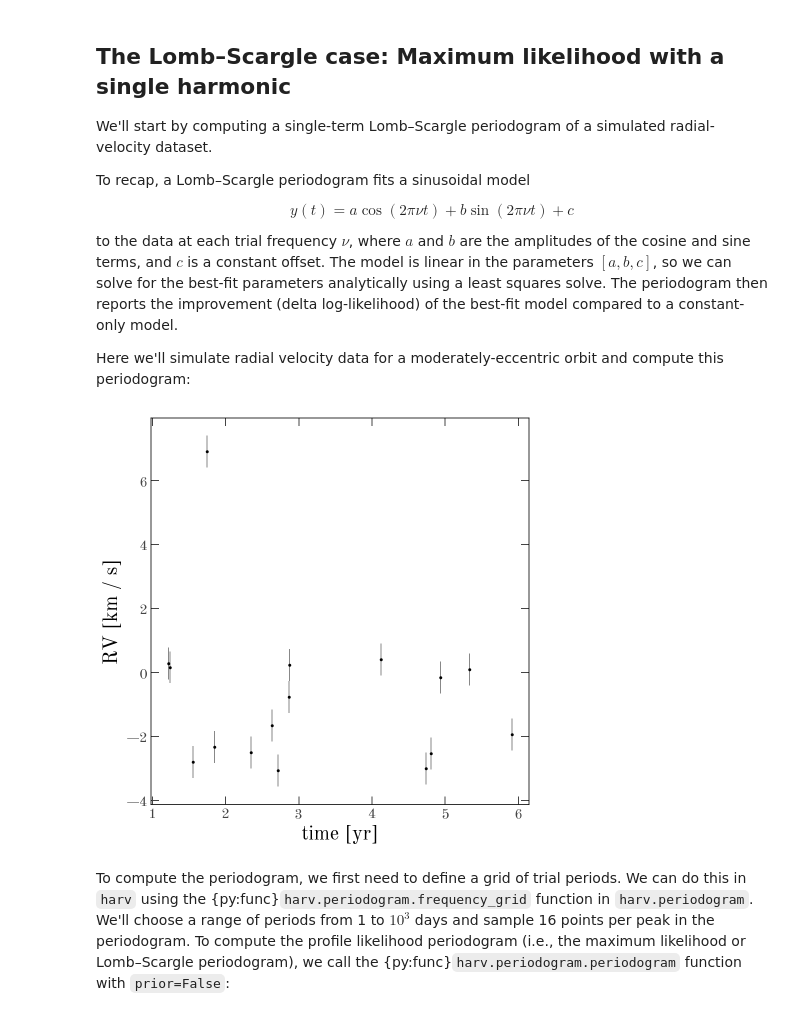
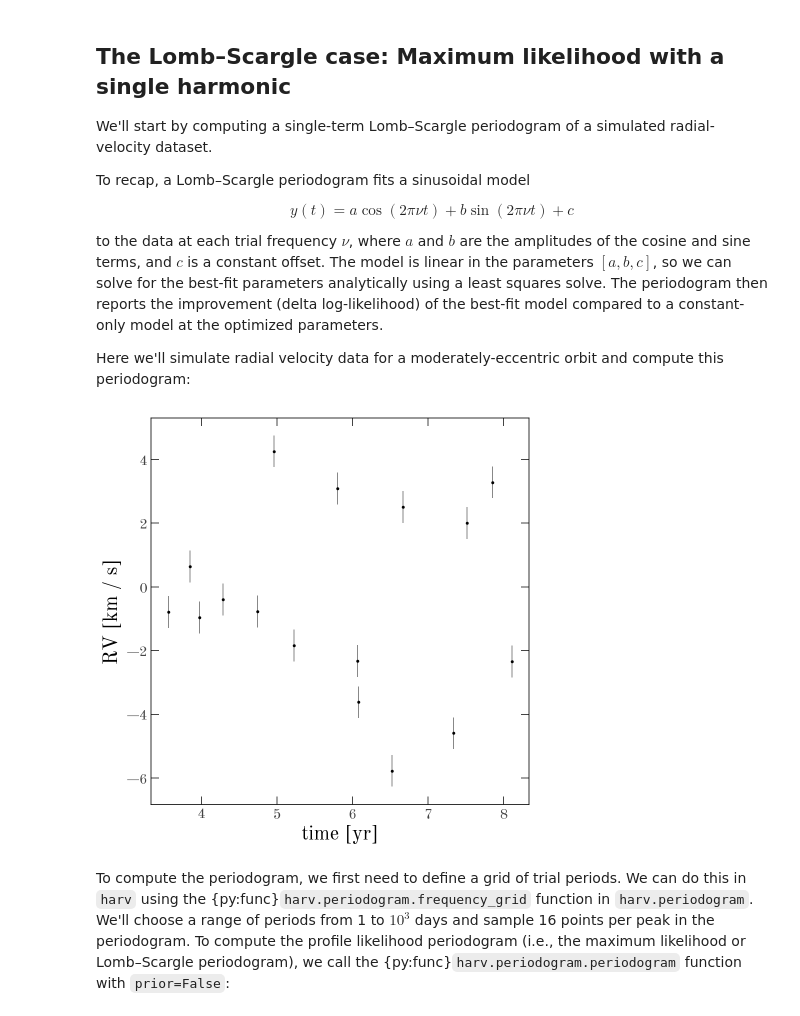
Before and after one commit to adrn/harv, a Jupyter notebook: docs/tutorials/case-studies/kepler-periodogram.ipynb, the cells around one changed output. Saved outputs shown, nothing was run; the diff lists cells and outputs as text; code cells hidden in the pictures.

```diff
--- a/docs/tutorials/case-studies/kepler-periodogram.ipynb
+++ b/docs/tutorials/case-studies/kepler-periodogram.ipynb
@@ -35,23 +35,23 @@ To recap, a Lomb–Scargle periodogram fits a sinusoidal model
 
 $$y(t) = a\cos(2\pi\nu t) + b\sin(2\pi\nu t) + c$$
 
-to the data at each trial frequency $\nu$, where $a$ and $b$ are the amplitudes of the cosine and sine terms, and $c$ is a constant offset. The model is linear in the parameters $[a, b, c]$, so we can solve for the best-fit parameters analytically using a least squares solve. The periodogram then reports the improvement (delta log-likelihood) of the best-fit model compared to a constant-only model.
+to the data at each trial frequency $\nu$, where $a$ and $b$ are the amplitudes of the cosine and sine terms, and $c$ is a constant offset. The model is linear in the parameters $[a, b, c]$, so we can solve for the best-fit parameters analytically using a least squares solve. The periodogram then reports the improvement (delta log-likelihood) of the best-fit model compared to a constant-only model at the optimized parameters.
 
 Here we'll simulate radial velocity data for a moderately-eccentric orbit and compute this periodogram:
 # %%
 rv_params = {
     "period": Q(150.0, "day"),
-    "eccentricity": 0.5,
+    "eccentricity": 0.7,
     "rv_semiamp": Q(5.0, "km/s"),
     "rv_err": Q(0.5, "km/s"),
     "v_sys": Q(0.0, "km/s"),
 }
-data, truth = simulate_rv_sb1_data(seed=123, n_obs=16, **rv_params)
+data_12, truth = simulate_rv_sb1_data(seed=456, n_obs=16, **rv_params)
 
 fig, ax = plt.subplots(figsize=(6, 6))
-_ = data.plot(ax=ax)
+_ = data_12.plot(ax=ax)
 # %% [output]
-[figure, old version]
+[figure, new version]
 # %% [markdown]
 To compute the periodogram, we first need to define a grid of trial periods. We can do this in `harv` using the {py:func}`harv.periodogram.frequency_grid` function in `harv.periodogram`. We'll choose a range of periods from 1 to $10^3$ days and sample 16 points per peak in the periodogram. To compute the profile likelihood periodogram (i.e., the maximum likelihood or Lomb–Scargle periodogram), we call the {py:func}`harv.periodogram.periodogram` function with `prior=False`:
 # %%
```
Also changed, not shown: parts of 14 cells of this notebook.
